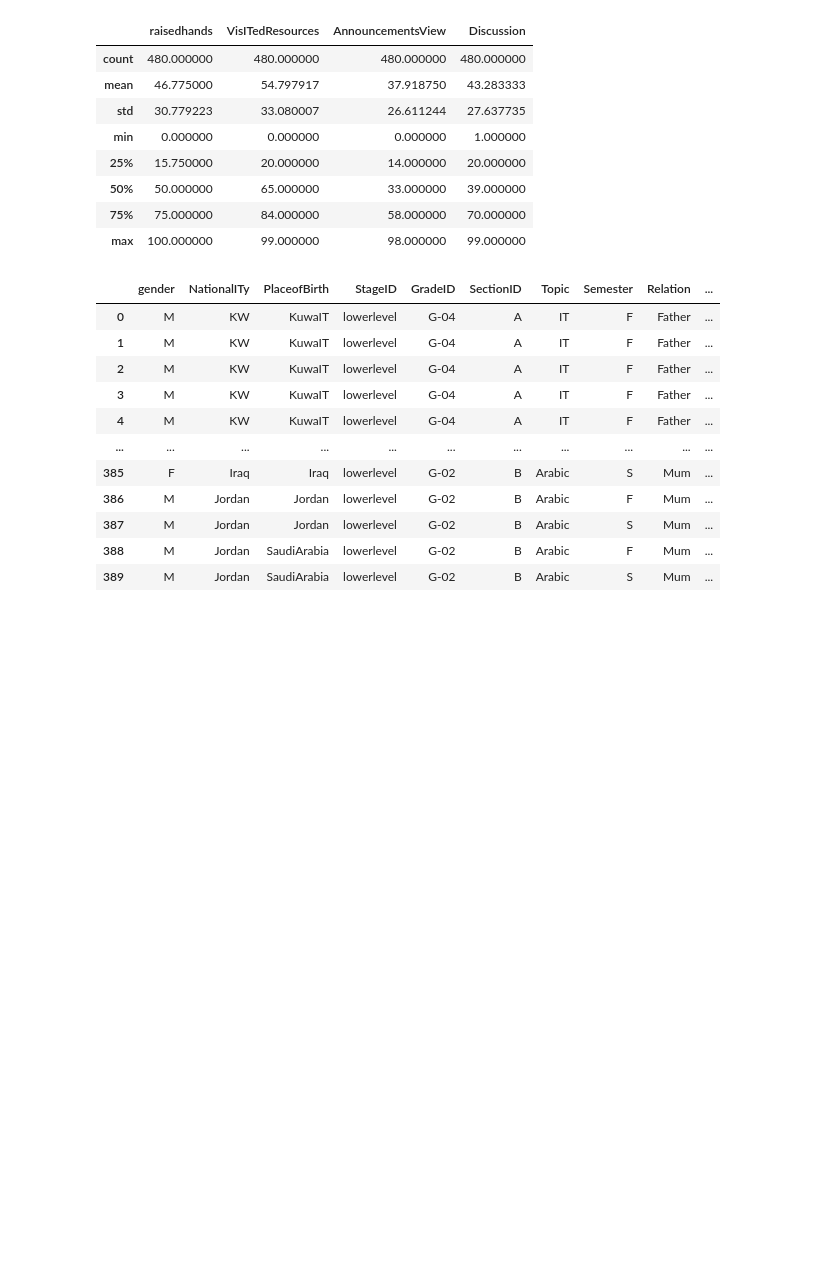
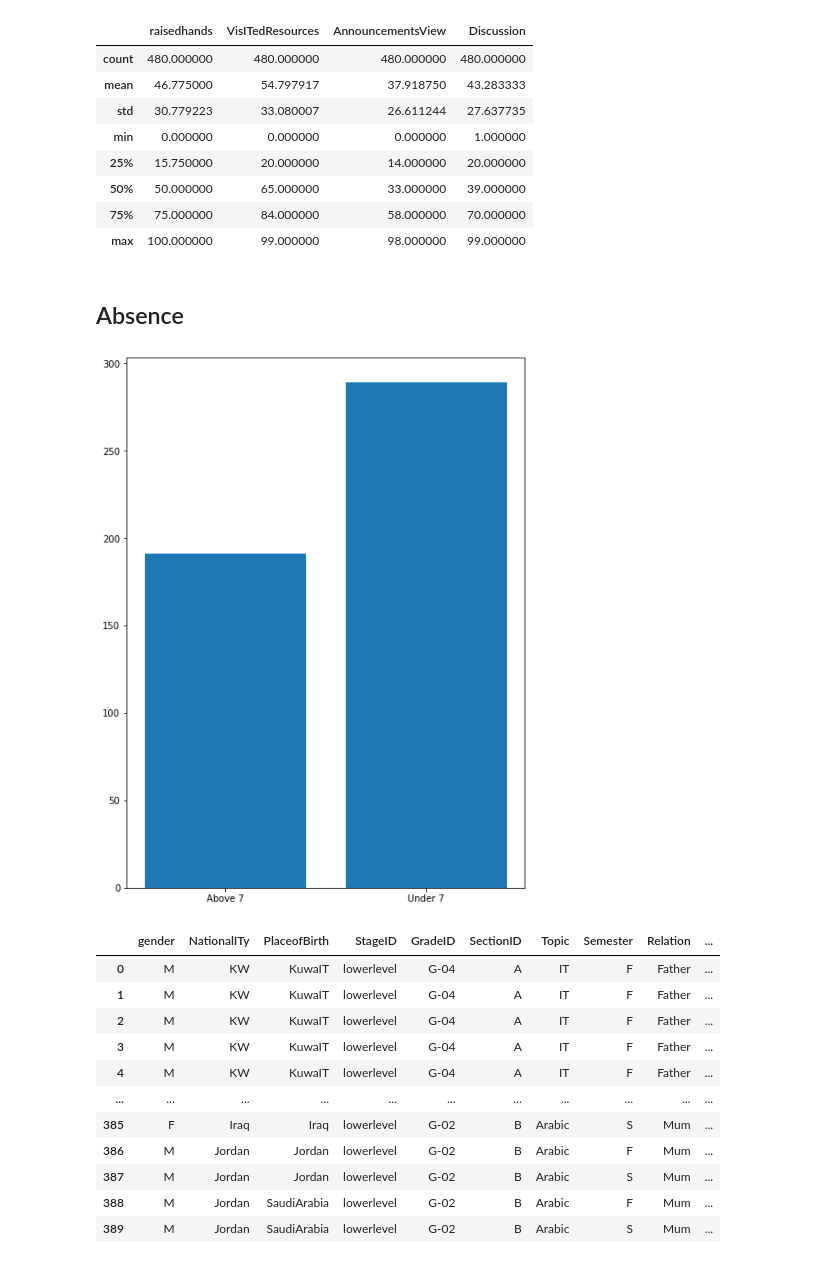
Before and after one commit to Asabeneh/EDM-H-2, a Jupyter notebook: edm-h-2.ipynb, the cells around one changed output. Saved outputs shown, nothing was run; the diff lists cells and outputs as text; code cells hidden in the pictures; blank space fills up the shorter version.

```diff
--- a/edm-h-2.ipynb
+++ b/edm-h-2.ipynb
@@ -144,6 +144,23 @@ df.describe()
 | 50% | 50.000000 | 65.000000 | 33.000000 | 39.000000 |
 | 75% | 75.000000 | 84.000000 | 58.000000 | 70.000000 |
 | max | 100.000000 | 99.000000 | 98.000000 | 99.000000 |
+# %% [markdown]
+##  Absence
+# %%
+def absence_graph ():
+    absence_under_seven = df.loc[df['StudentAbsenceDays'] == 'Under-7']
+    absence_above_seven = df.loc[df['StudentAbsenceDays'] == 'Above-7']
+
+    fig = plt.figure()
+    ax = fig.add_axes([0,0,1, 2])
+    x = ['Above 7', 'Under 7']
+    y = [len(absence_above_seven), len(absence_under_seven)]
+    ax.bar(x, y)
+    plt.show()
+
+absence_graph()
+# %% [output]
+[figure, added]
 # %%
 low_level_students = df[df['StageID']=='lowerlevel']
 low_level_students
```
Also changed, not shown: parts of 6 cells of this notebook, 1 other file.
